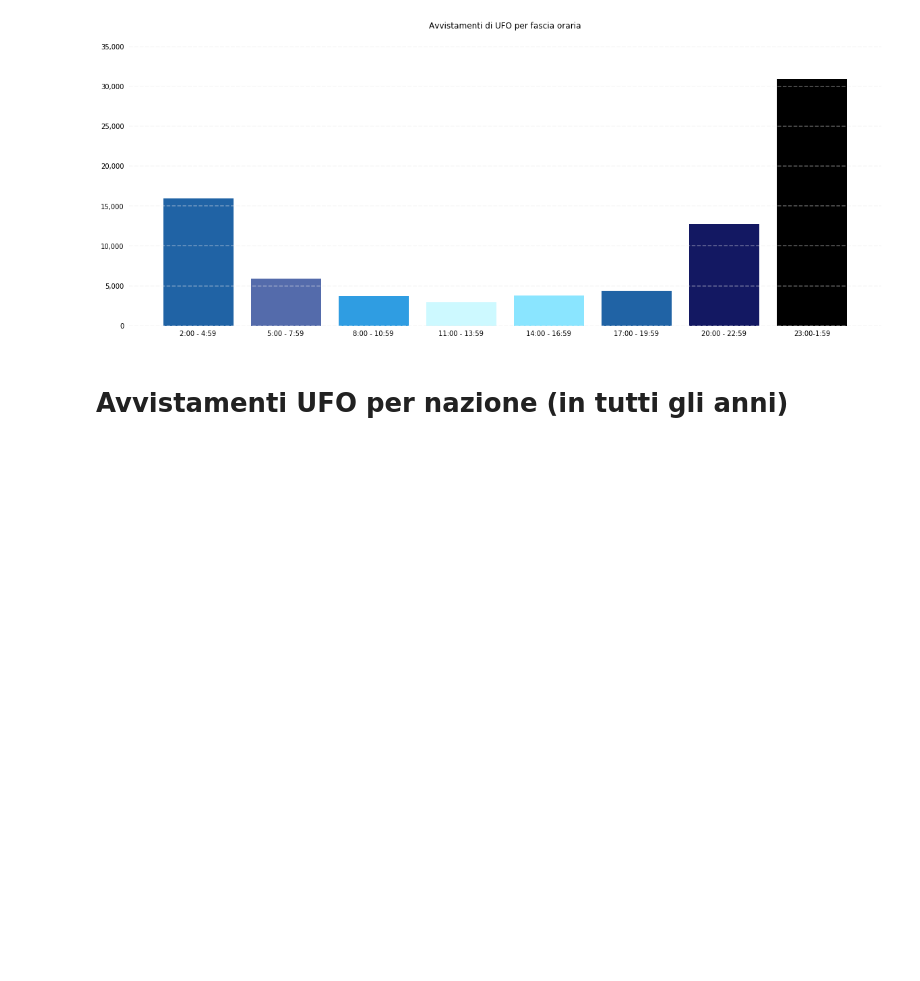
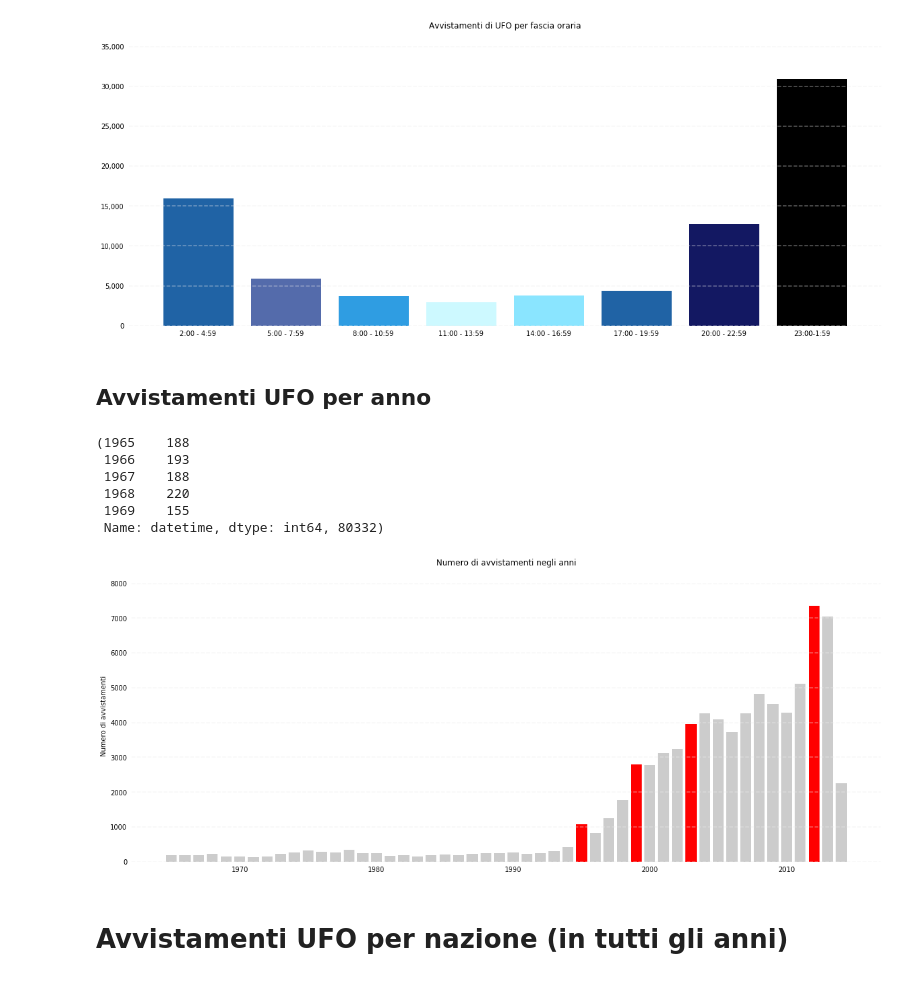
Before and after one commit to mrkct/scivis-progetto, a Jupyter notebook: ufo.ipynb, the cells around one changed output. Cells and saved outputs as stored; diff of their text form; code cells hidden in the pictures; blank space fills up the shorter version.

Commit message:
Grafici Avvistamenti Negli Anni

```diff
--- a/ufo.ipynb
+++ b/ufo.ipynb
@@ -117,6 +120,61 @@ plt.savefig(f'{OUT_FOLDER}/AvvistamentiOraDelGiorno/ConColoriV2.png')
 plt.show()
 # %% [output]
 [figure]
+# %% [markdown]
+## Avvistamenti UFO per anno
+# %%
+counts = data['datetime'].dt.year.value_counts()
+counts = counts[counts > 100]
+counts = counts.sort_index()
+counts.head()
+# %% [output]
+(1965    188
+ 1966    193
+ 1967    188
+ 1968    220
+ 1969    155
+ Name: datetime, dtype: int64, 80332)
+# %%
+fig, ax = plt.subplots(figsize=FIGURE_SIZE)
+
+# Le barre non hanno label, non posso riconoscerle come faccio nello sparklines
+# Allora specifico i colori singolarmente, ripetendo il grigio eccetto per la barra rossa
+colors = ['#cccccc'] * len(counts.index)
+
+find_index = lambda x: np.where(counts.index.values == x)[0][0]
+
+for year in [1995, 1999, 2003, 2012]:
+    colors[find_index(year)] = '#ff0000'
+
+bars = plt.bar(counts.index, counts.values, color=colors)
+
+ax.set_ylabel('Numero di avvistamenti')
+ax.set_title('Numero di avvistamenti negli anni')
+
+for spine in ['left', 'right', 'top', 'bottom']:
+    ax.spines[spine].set_visible(False)
+
+# Switch off ticks
+ax.tick_params(
+    axis="both",
+    which="both",
+    bottom=False,
+    top=False,
+    labelbottom=True,
+    left=False,
+    right=False,
+    labelleft=True
+)
+
+# Draw vertical axis lines
+vals = ax.get_yticks()
+for tick in vals:
+    ax.axhline(y=tick, linestyle='dashed', alpha=0.4, color='#eeeeee', zorder=1)
+
+plt.savefig(f'{OUT_FOLDER}/AvvistamentiNegliAnni/BarChart.png')
+plt.show()
+# %% [output]
+[figure, added]
 # %% [markdown]
 # Avvistamenti UFO per nazione (in tutti gli anni)
 # %%
```
Also changed, not shown: parts of 14 cells of this notebook, 3 other files.
